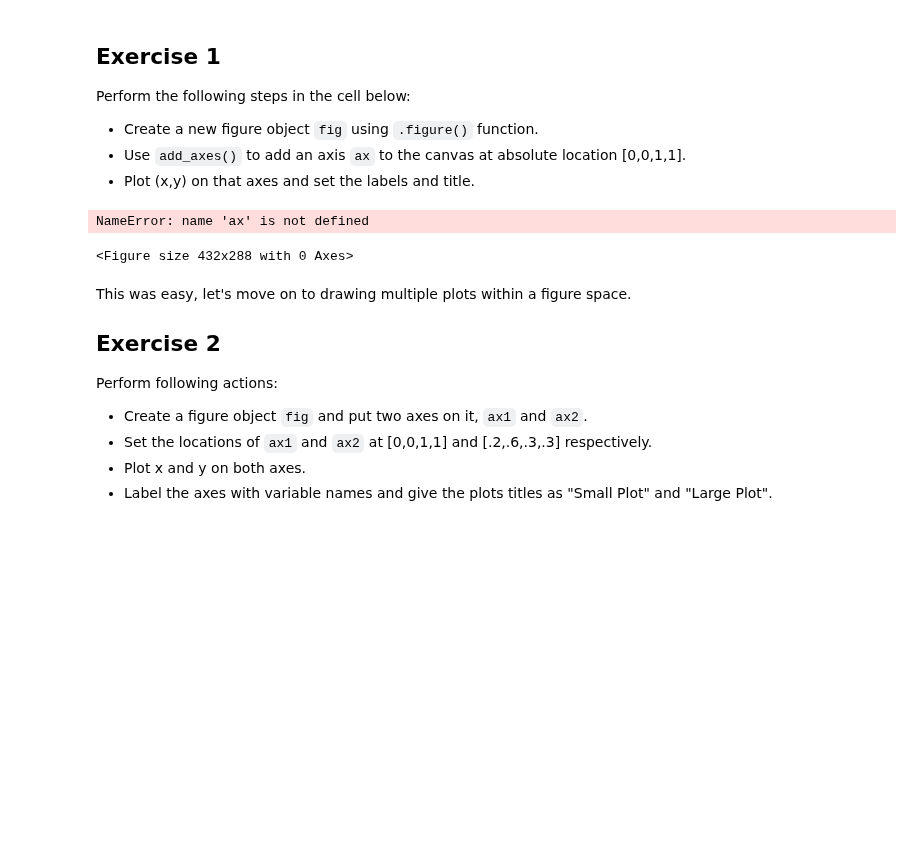
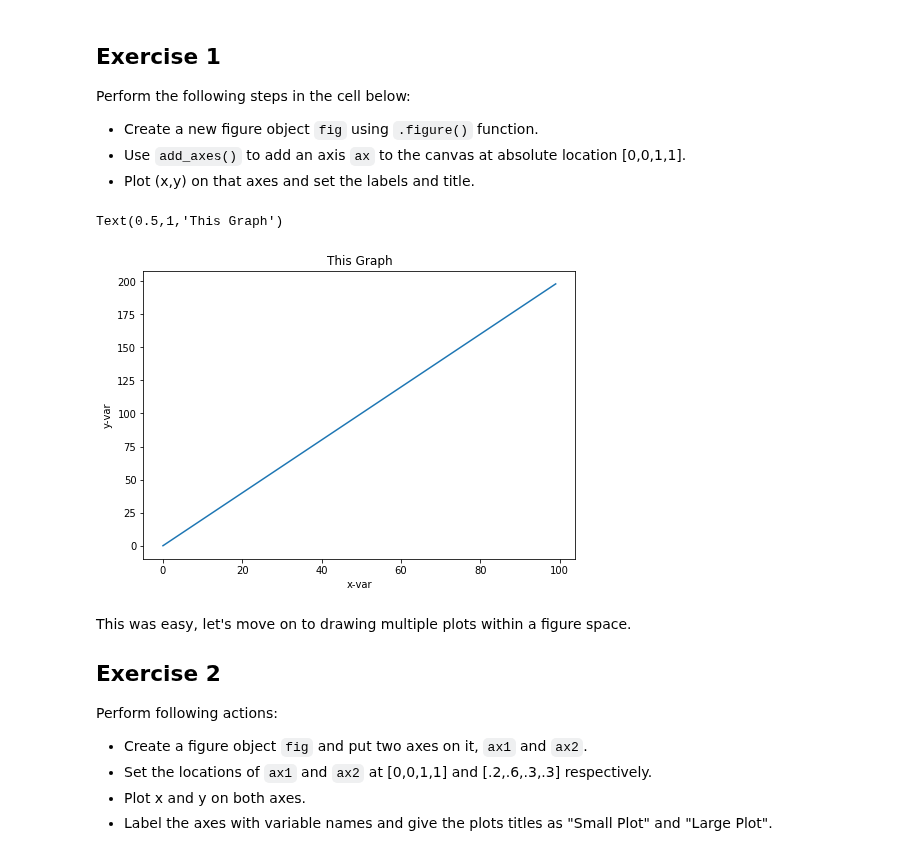
Before and after one commit to agaujean9/dsc-1-03-13-customizing-visualizations-with-matplotlib-lab-nyc-ds-career-012819, a Jupyter notebook: index.ipynb, the cells around one changed output. Cells and saved outputs as stored; diff of their text form; code cells hidden in the pictures; blank space fills up the shorter version.

```diff
--- a/index.ipynb
+++ b/index.ipynb
@@ -62,14 +62,14 @@ Perform the following steps in the cell below:
 * Plot (x,y) on that axes and set the labels and title.
 # %%
 fig = plot.figure()
-aax.add_axes([0,0,1,1])
+ax = fig.add_axes([0,0,1,1])
 ax.plot(x,y)
 ax.set_xlabel('x-var')
 ax.set_ylabel('y-var')
 ax.set_title('This Graph')
 # %% [output]
-NameError: name 'ax' is not defined
+Text(0.5,1,'This Graph')
-<Figure size 432x288 with 0 Axes>
+[figure, added]
 # %% [markdown]
 This was easy, let's move on to drawing multiple plots within a figure space.
 
```
Also changed, not shown: parts of 2 cells of this notebook.
